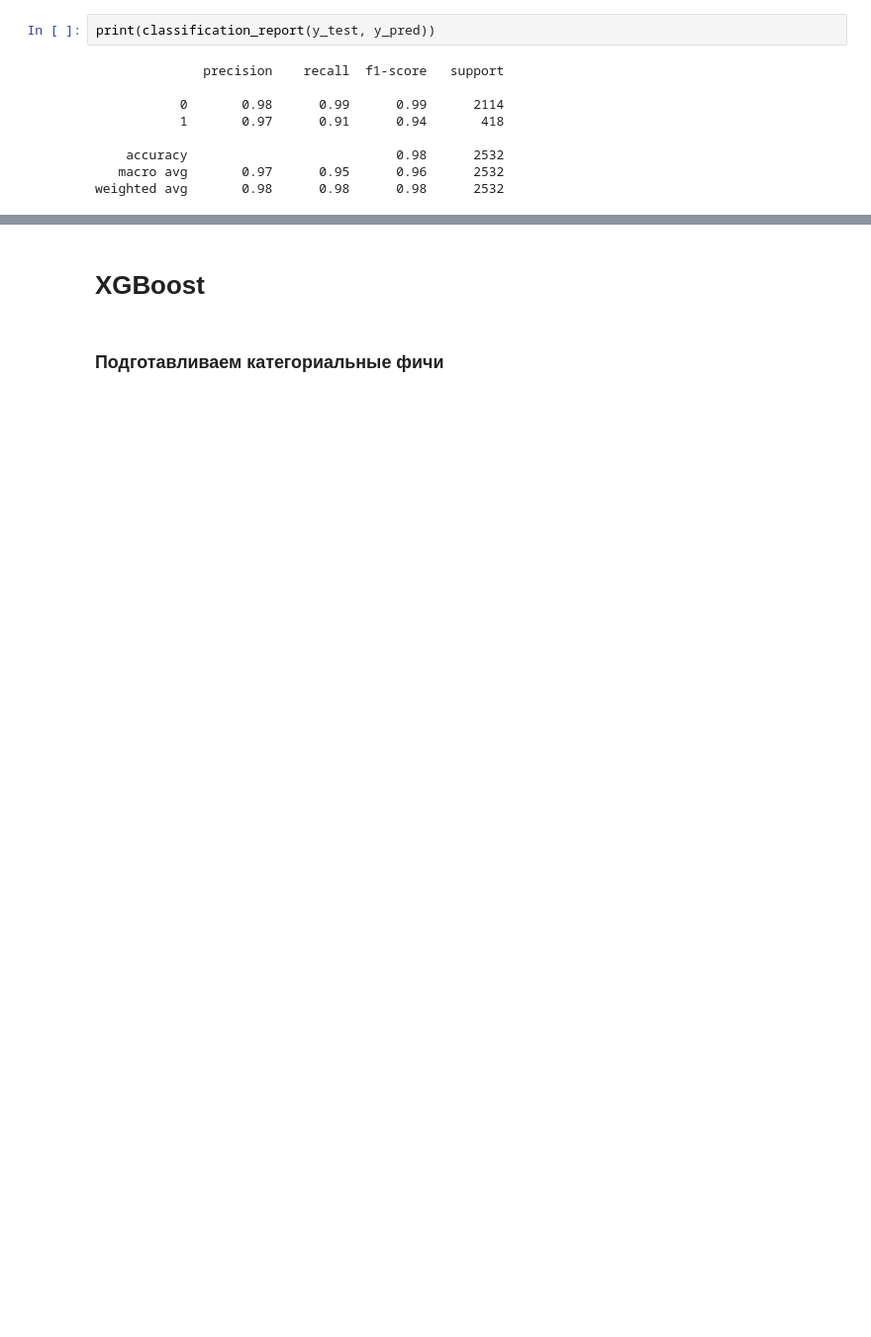
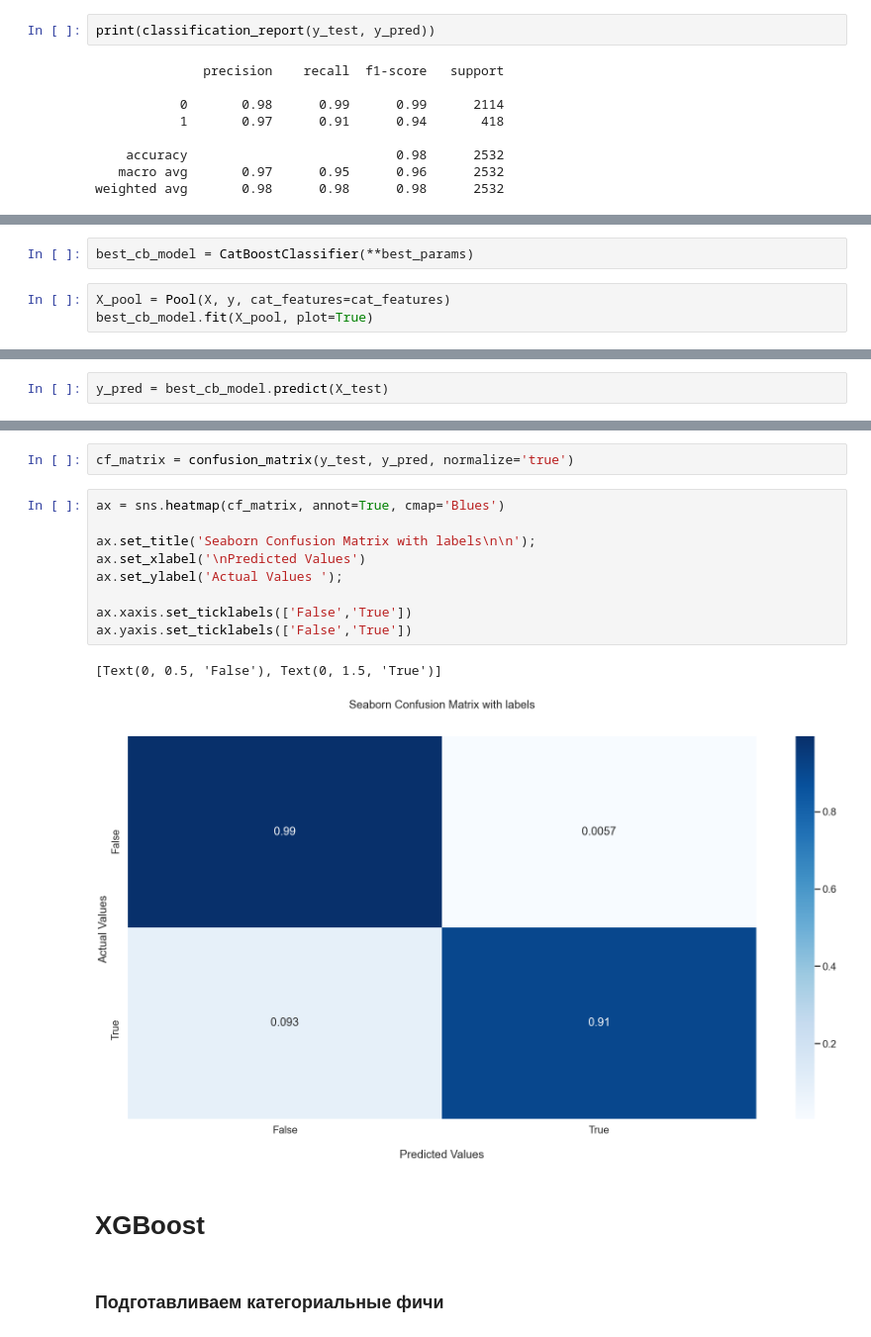
Before and after one commit to waitforcode/-_-, a Jupyter notebook: РЕСО.ipynb, the cells around one changed output, grey strips where cells are left out. Shown at 99% size. Saved outputs shown, nothing was run; the diff lists cells and outputs as text; blank space fills up the shorter version.

```diff
--- a/РЕСО.ipynb
+++ b/РЕСО.ipynb
@@ -313,0 +298,5 @@ weighted avg       0.98      0.98      0.98      2532
+# %%
+best_cb_model = CatBoostClassifier(**best_params)
+# %%
+X_pool = Pool(X, y, cat_features=cat_features)
+best_cb_model.fit(X_pool, plot=True)
@@ -313,0 +307,2 @@ weighted avg       0.98      0.98      0.98      2532
+# %%
+y_pred = best_cb_model.predict(X_test)
@@ -314,3 +347,17 @@ weighted avg       0.98      0.98      0.98      2532
+# %%
+cf_matrix = confusion_matrix(y_test, y_pred, normalize='true')
+# %%
+ax = sns.heatmap(cf_matrix, annot=True, cmap='Blues')
+
+ax.set_title('Seaborn Confusion Matrix with labels\n\n');
+ax.set_xlabel('\nPredicted Values')
+ax.set_ylabel('Actual Values ');
+
+ax.xaxis.set_ticklabels(['False','True'])
+ax.yaxis.set_ticklabels(['False','True'])
+# %% [output]
+[Text(0, 0.5, 'False'), Text(0, 1.5, 'True')]
+[figure, added]
 # %% [markdown]
 # XGBoost
 # %% [markdown]
```
Also changed, not shown: parts of 71 cells of this notebook.
